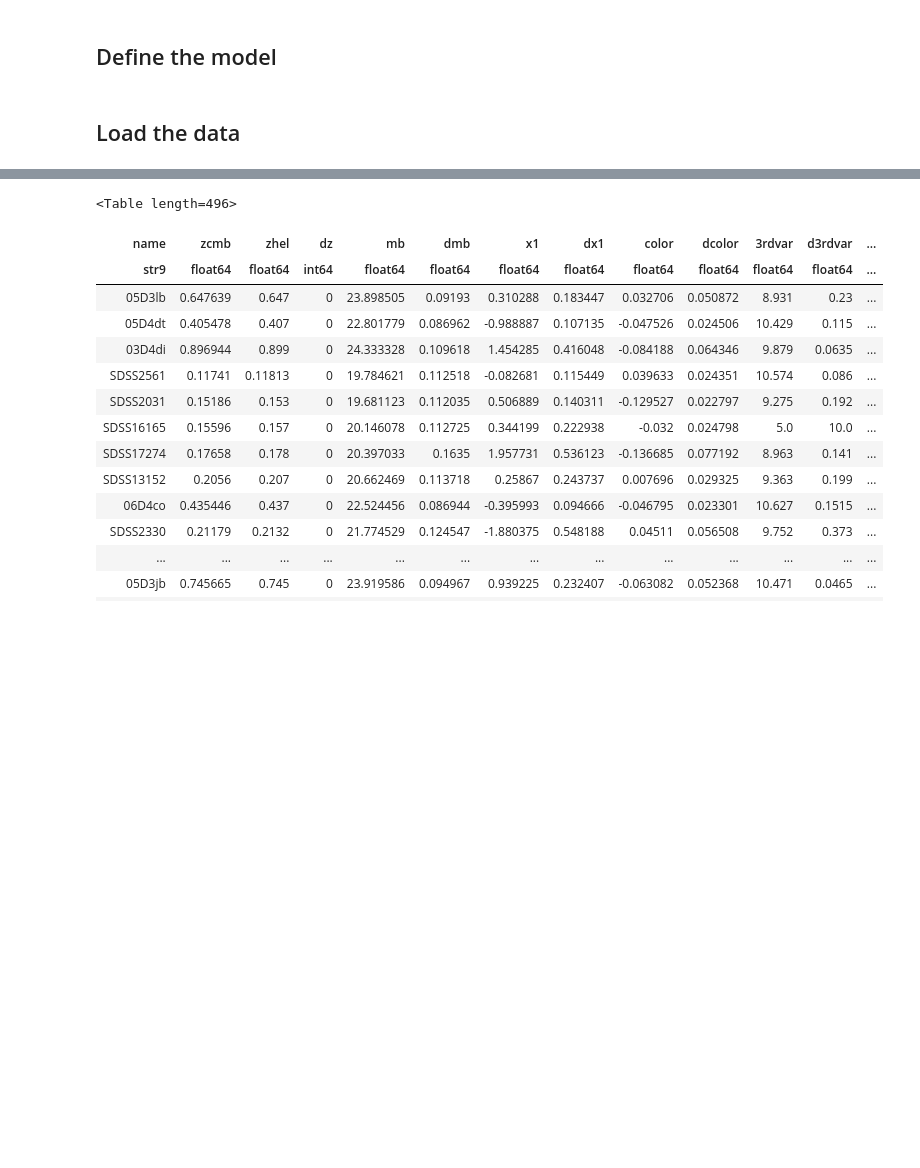
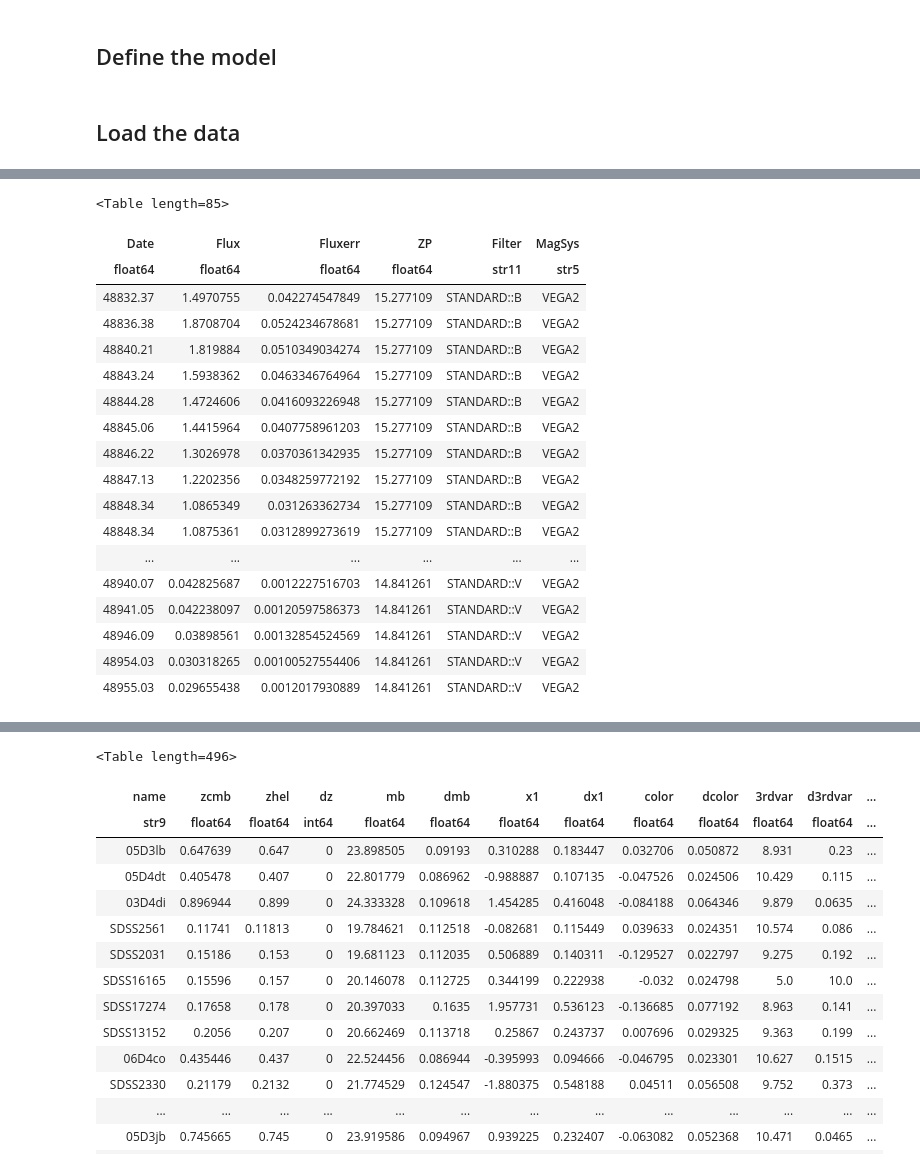
Before and after one commit to drJfunk/supernova, a Jupyter notebook: Standard Fit.ipynb, the cells around one changed output, grey strips where cells are left out. Saved outputs shown, nothing was run; the diff lists cells and outputs as text; code cells hidden in the pictures; blank space fills up the shorter version.

```diff
--- a/Standard Fit.ipynb
+++ b/Standard Fit.ipynb
@@ -178,0 +230,22 @@ errX1=array(errX1)
+# %%
+data[25]
+# %% [output]
+<Table length=85>
+| Date | Flux | Fluxerr | ZP | Filter | MagSys |
+| float64 | float64 | float64 | float64 | str11 | str5 |
+| 48832.37 | 1.4970755 | 0.042274547849 | 15.277109 | STANDARD::B | VEGA2 |
+| 48836.38 | 1.8708704 | 0.0524234678681 | 15.277109 | STANDARD::B | VEGA2 |
+| 48840.21 | 1.819884 | 0.0510349034274 | 15.277109 | STANDARD::B | VEGA2 |
+| 48843.24 | 1.5938362 | 0.0463346764964 | 15.277109 | STANDARD::B | VEGA2 |
+| 48844.28 | 1.4724606 | 0.0416093226948 | 15.277109 | STANDARD::B | VEGA2 |
+| 48845.06 | 1.4415964 | 0.0407758961203 | 15.277109 | STANDARD::B | VEGA2 |
+| 48846.22 | 1.3026978 | 0.0370361342935 | 15.277109 | STANDARD::B | VEGA2 |
+| 48847.13 | 1.2202356 | 0.0348259772192 | 15.277109 | STANDARD::B | VEGA2 |
+| 48848.34 | 1.0865349 | 0.031263362734 | 15.277109 | STANDARD::B | VEGA2 |
+| 48848.34 | 1.0875361 | 0.0312899273619 | 15.277109 | STANDARD::B | VEGA2 |
+| ... | ... | ... | ... | ... | ... |
+| 48940.07 | 0.042825687 | 0.0012227516703 | 14.841261 | STANDARD::V | VEGA2 |
+| 48941.05 | 0.042238097 | 0.00120597586373 | 14.841261 | STANDARD::V | VEGA2 |
+| 48946.09 | 0.03898561 | 0.00132854524569 | 14.841261 | STANDARD::V | VEGA2 |
+| 48954.03 | 0.030318265 | 0.00100527554406 | 14.841261 | STANDARD::V | VEGA2 |
+| 48955.03 | 0.029655438 | 0.0012017930889 | 14.841261 | STANDARD::V | VEGA2 |
```
Also changed, not shown: parts of 6 cells of this notebook, 6 other files.
